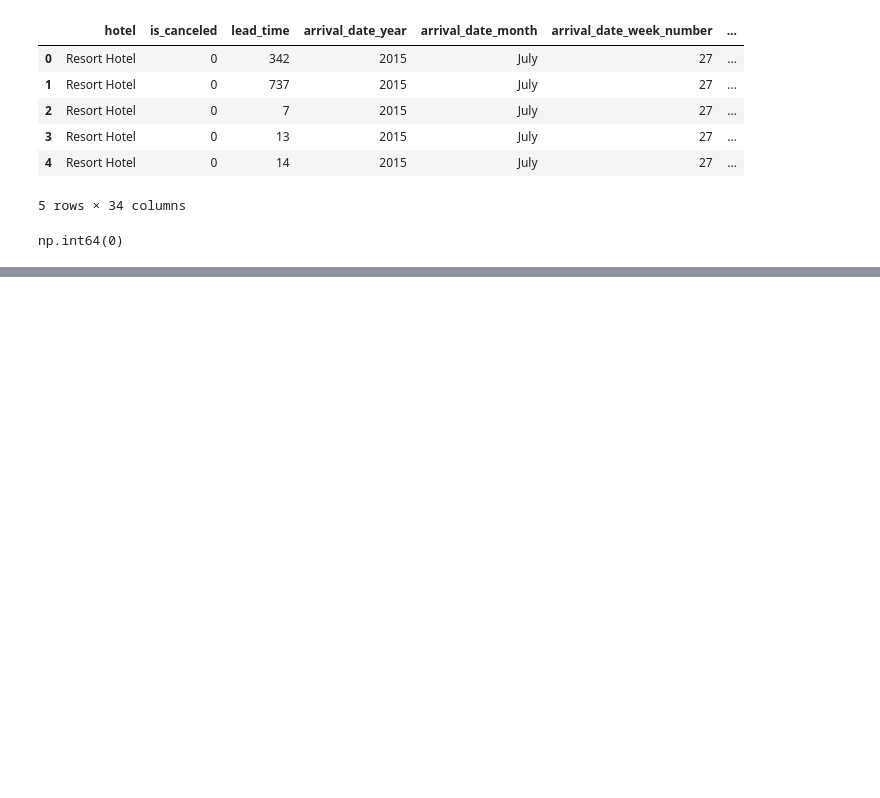
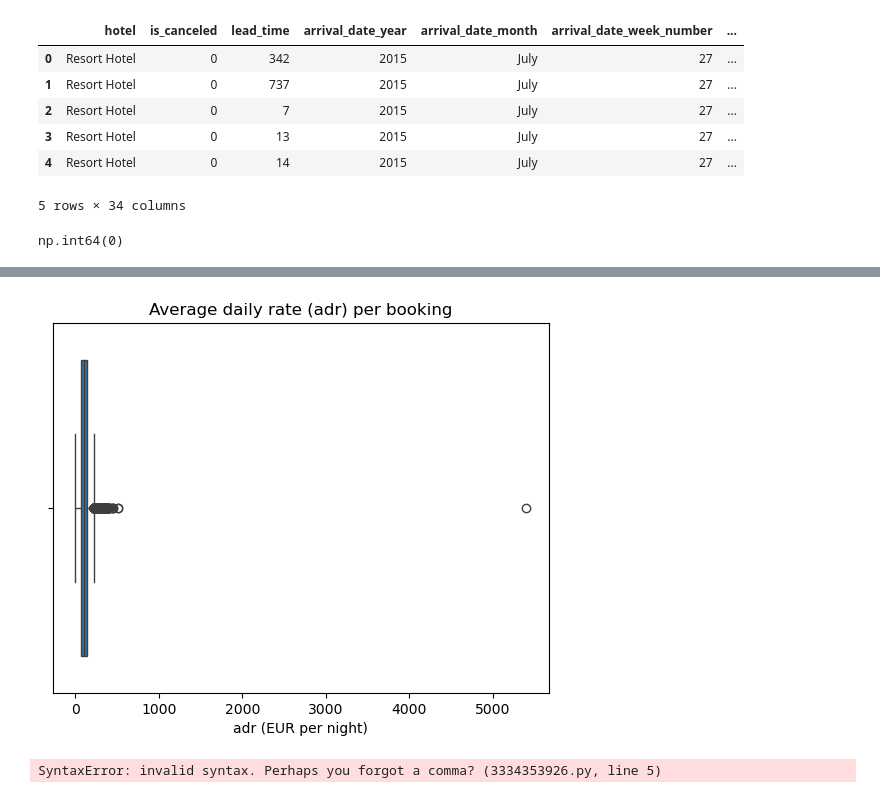
Before and after one commit to hadhanushkadesilva-web/hotel-cancellation-ml, a Jupyter notebook: notebooks/01_eda_preprocessing.ipynb, the cells around one changed output, grey strips where cells are left out. Drawn from its saved outputs; the diff is of its cells as text; code cells hidden in the pictures; blank space fills up the shorter version.

```diff
--- a/notebooks/01_eda_preprocessing.ipynb
+++ b/notebooks/01_eda_preprocessing.ipynb
@@ -107,0 +110,3 @@ np.int64(0)
+# %%
+df["total_guests"] = df["adults"] + df["children"] + df["babies"]
+(df["total_guests"] == 0).sum()
@@ -107,0 +117,4 @@ np.int64(0)
+# %%
+# keep only bookings with at least 1 guest.
+df = df[df["total_guests"]>0]
+df.shape
@@ -107,0 +125,5 @@ np.int64(0)
+# %%
+# Remove booking with negative price
+print((df["adr"] < 0).sum())
+df = df[df["adr"] >= 0]
+df.shape
@@ -107,0 +147,16 @@ np.int64(0)
+# %%
+# box plot for 'adr'
+sns.boxplot(x=df["adr"])
+plt.title("Average daily rate (adr) per booking")
+plt.xlabel("adr (EUR per night)")
+plt.show()
+# %% [output]
+[figure, added]
+# %%
+q1 = df["adr"].quantile(0.25)
+q3 = df["adr"].quantile(0.75)
+iqr = q3 - q1
+upper =  q3 + 1.5 * iqr
+print("upper fence:", upper)
+# %% [output]
+SyntaxError: invalid syntax. Perhaps you forgot a comma? (3334353926.py, line 5)
```
Also changed, not shown: parts of 9 cells of this notebook.
